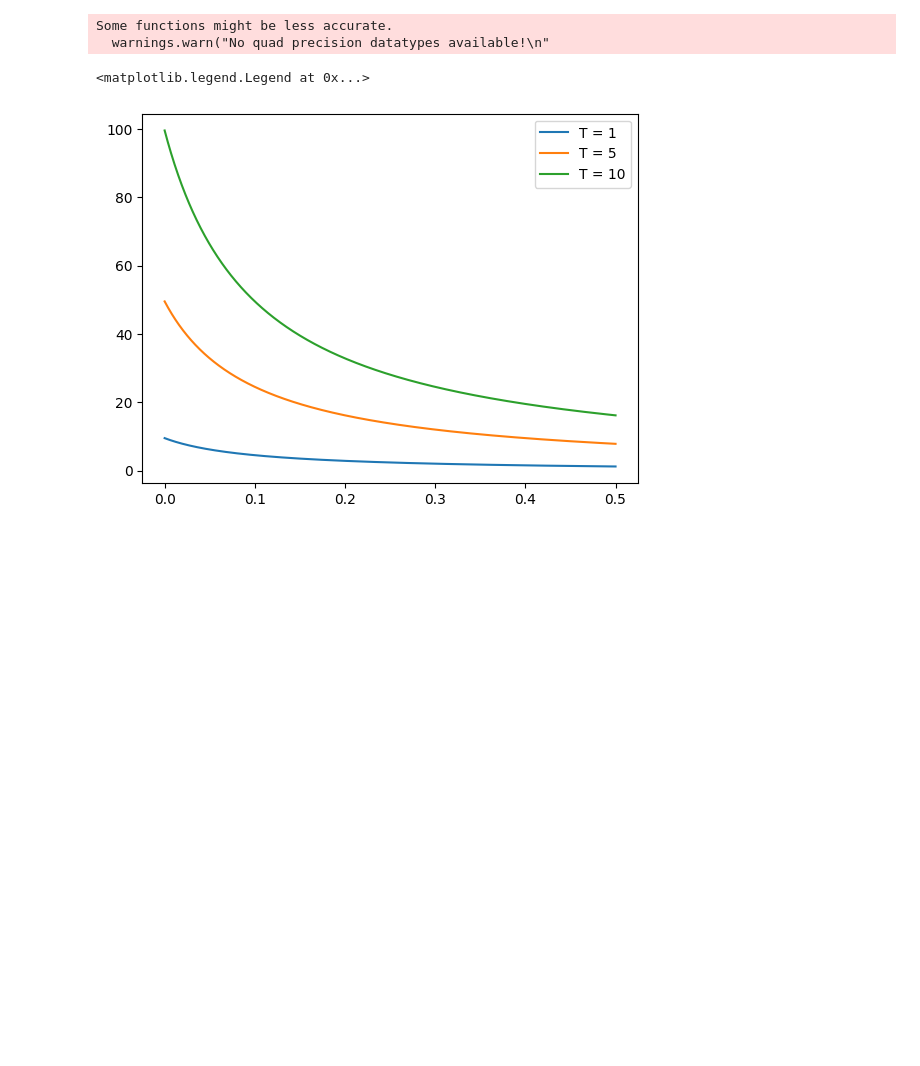
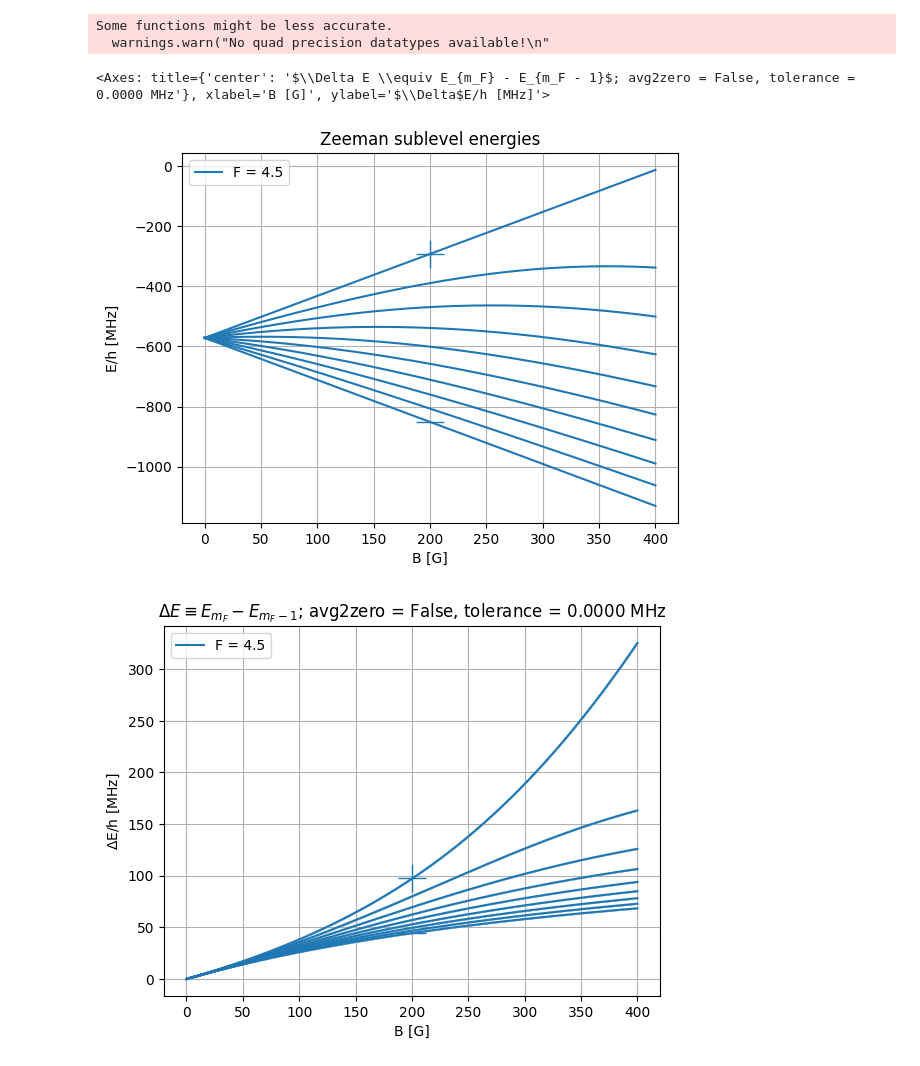
Before and after one commit to Shao-Wen-Chang/E9_constant, a Jupyter notebook: Quick_calculations/general_E9_stuff.ipynb, the cells around one changed output. Saved outputs shown, nothing was run; the diff lists cells and outputs as text; code cells hidden in the pictures; blank space fills up the shorter version.

```diff
--- a/Quick_calculations/general_E9_stuff.ipynb
+++ b/Quick_calculations/general_E9_stuff.ipynb
@@ -41,9 +36,7 @@ T_over_TF = [1, 5, 10]
-# %%
-fig, ax = plt.subplots()
-for T in T_over_TF:
-    diff_in_stat = util.bose_stat(E_range, T, -0.1)
-    ax.plot(E_range, diff_in_stat, label = f"T = {T}")
-ax.legend()
-# %% [output]
-<matplotlib.legend.Legend at 0x...>
-[figure, removed]
+# %%
+E9a.K40_4_2S1o2_F9o2.PlotBreitRabi(Bmax = 400)
+E9a.K40_4_2S1o2_F9o2.PlotBreitRabiDiff(Bmax = 400)
+# %% [output]
+<Axes: title={'center': '$\\Delta E \\equiv E_{m_F} - E_{m_F - 1}$; avg2zero = False, tolerance = 0.0000 MHz'}, xlabel='B [G]', ylabel='$\\Delta$E/h [MHz]'>
+[figure, added]
+[figure, added]
```
Also changed, not shown: parts of 2 cells of this notebook, 8 other files.
